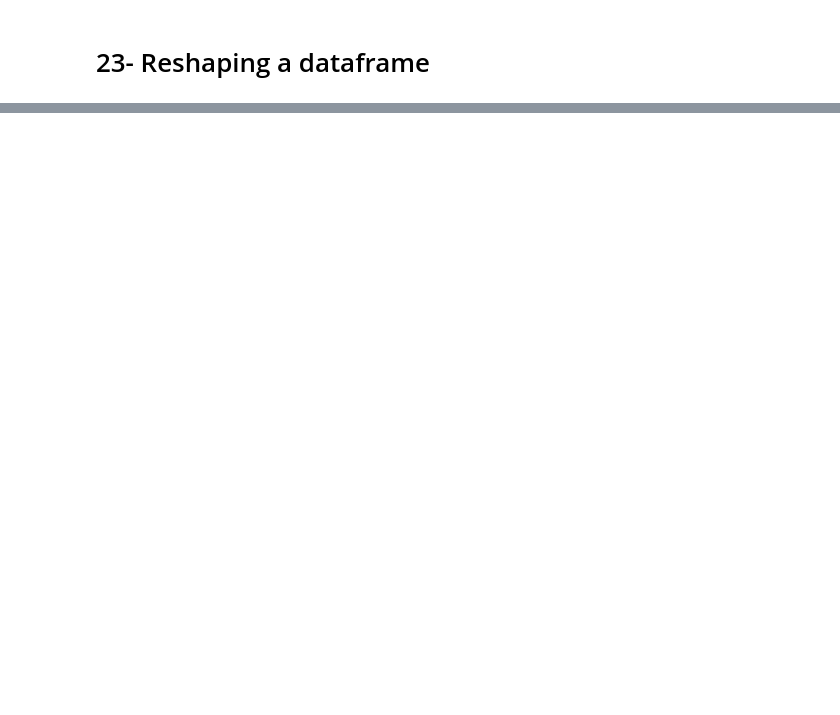
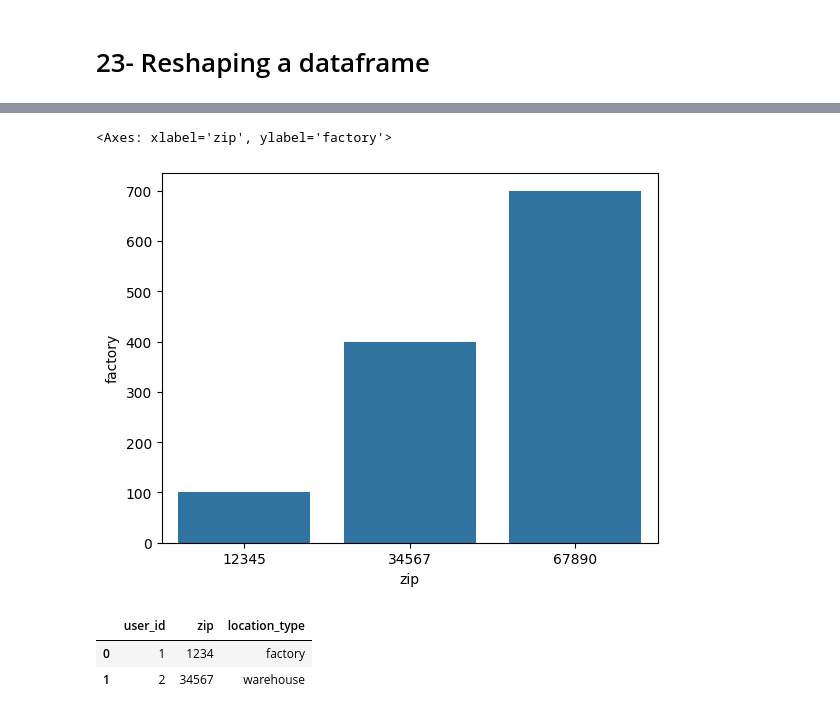
Before and after one commit to xaqibshah/DataScienceLearning, a Jupyter notebook: Python_Ka_Chilla/pandas/02b_panda_tip_and_tricks.ipynb, the cells around one changed output, grey strips where cells are left out. Cells and saved outputs as stored; diff of their text form; code cells hidden in the pictures; blank space fills up the shorter version.

```diff
--- a/Python_Ka_Chilla/pandas/02b_panda_tip_and_tricks.ipynb
+++ b/Python_Ka_Chilla/pandas/02b_panda_tip_and_tricks.ipynb
@@ -347,4 +347,6 @@ df.describe().T
 # %% [markdown]
 # 23- Reshaping a dataframe
 # %%
-fasla = pd.DataFrame([['12345', 100,200,300], ['34567', 400,500,600]])
+fasla = pd.DataFrame([['12345', 100,200,300], ['34567', 400,500,600],['67890',700,800,900]] , columns=['zip', 'factory','warehouse','retail'])
+fasla.head()
+fasla.head().T
@@ -350,0 +359,13 @@ fasla = pd.DataFrame([['12345', 100,200,300], ['34567', 400,500,600]])
+# %%
+sns.barplot(x="zip", y=['factory', 'warehouse', 'retail'], data=fasla)
+# %% [output]
+<Axes: xlabel='zip', ylabel='factory'>
+[figure, added]
+# %%
+fasla2 =pd.DataFrame([[1,'1234', 'factory'], [2, '34567', 'warehouse']],
+columns=['user_id', 'zip', 'location_type'])
+fasla2
+# %% [output]
+|  | user_id | zip | location_type |
+| 0 | 1 | 1234 | factory |
+| 1 | 2 | 34567 | warehouse |
```
Also changed, not shown: parts of 7 cells of this notebook, 2 other files.
